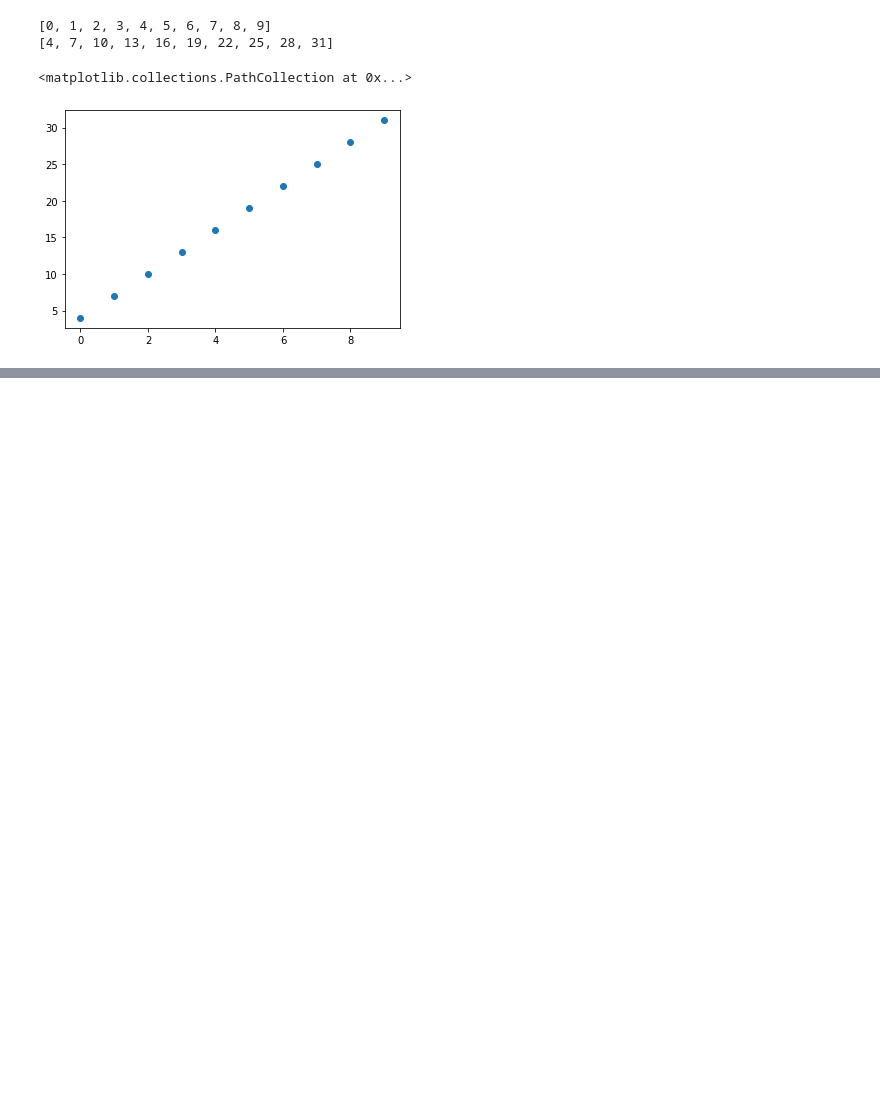
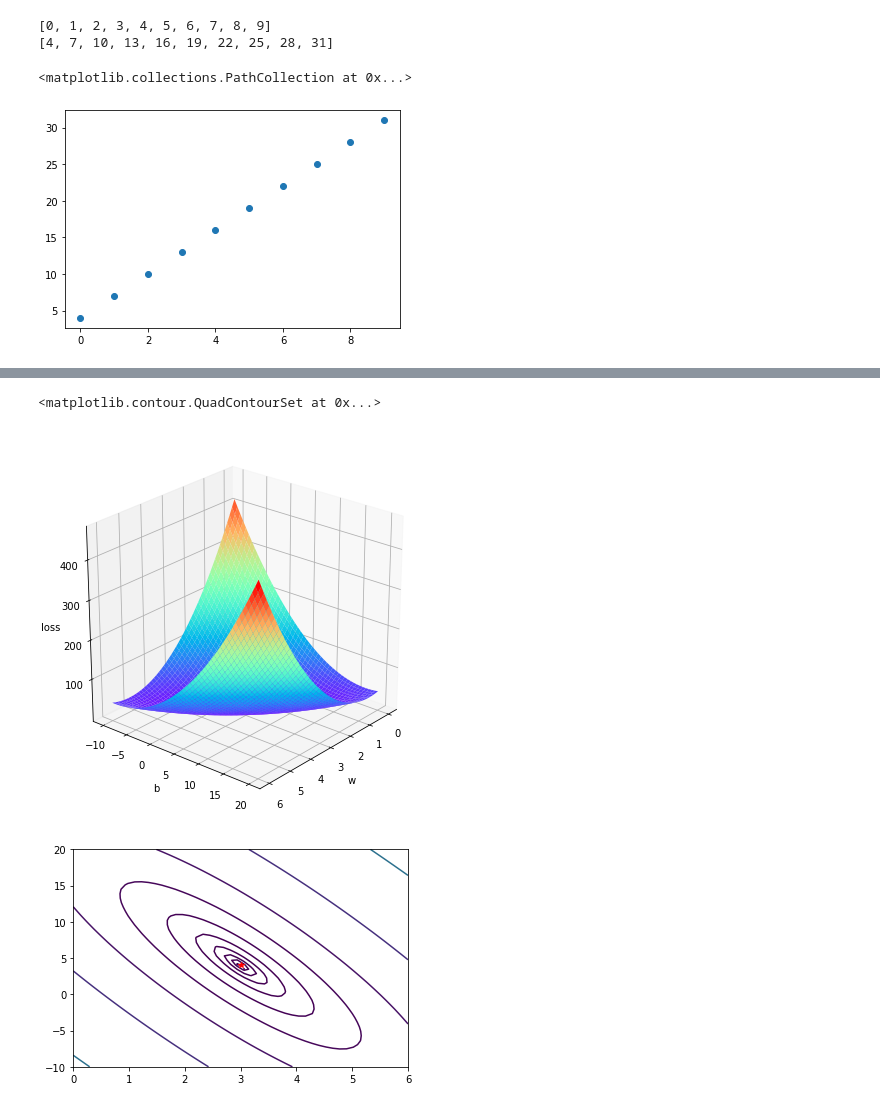
Before and after one commit to HanyangTechAI/CV_2020, a Jupyter notebook: lab01_Application_of_Neural_Network_in_Computer_Vision/1. Introduction to ML with CV.ipynb, the cells around one changed output, grey strips where cells are left out. Drawn from its saved outputs; the diff is of its cells as text; code cells hidden in the pictures; blank space fills up the shorter version.

```diff
--- a/lab01_Application_of_Neural_Network_in_Computer_Vision/1. Introduction to ML with CV.ipynb
+++ b/lab01_Application_of_Neural_Network_in_Computer_Vision/1. Introduction to ML with CV.ipynb
@@ -94,0 +144,30 @@ class LinearRegression(nn.Module): # nn.Module를 상속받으면 우리는 쉽
+# %%
+def MSE(w, b): # MSE 식을 직접 구해볼게요.
+    loss = 0
+    for xs in x:
+        loss += 0.5*(w*xs+b - f(xs))**2
+    loss/=len(x) # 값이 너무 커지니까 평균을 구해볼게요.
+    return loss
+
+Xs, Ys = np.meshgrid(np.linspace(0, 6, 50), np.linspace(-10, 20, 50))
+Zs = np.array([MSE(t0, t1) for t0, t1 in zip(np.ravel(Xs), np.ravel(Ys))])
+Zs = np.reshape(Zs, Xs.shape) # w, b, mse값 데이터를 만드는 과정입니다.
+
+fig = plt.figure(figsize=(7,7))
+ax = fig.gca(projection="3d")
+ax.set_xlabel(r'w')
+ax.set_ylabel(r'b')
+ax.set_zlabel(r'loss')
+ax.view_init(elev=25, azim=40)
+ax.plot_surface(Xs, Ys, Zs, cmap=cm.rainbow)
+
+w_optimal = 3
+b_optimal = 4 # 최적값은 아까 y=3x+4니까 w는 3, b는 4겠죠?
+
+ax = plt.figure().gca()
+ax.plot(w_optimal, b_optimal, 'r*')
+plt.contour(Xs, Ys, Zs, np.logspace(-3, 3, 15))
+# %% [output]
+<matplotlib.contour.QuadContourSet at 0x...>
+[figure, added]
+[figure, added]
```
Also changed, not shown: parts of 17 cells of this notebook.
